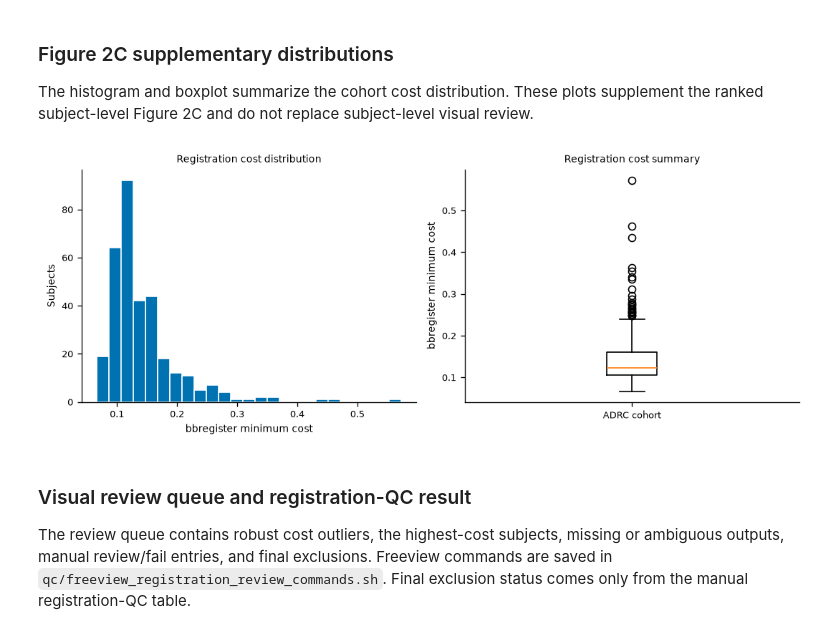
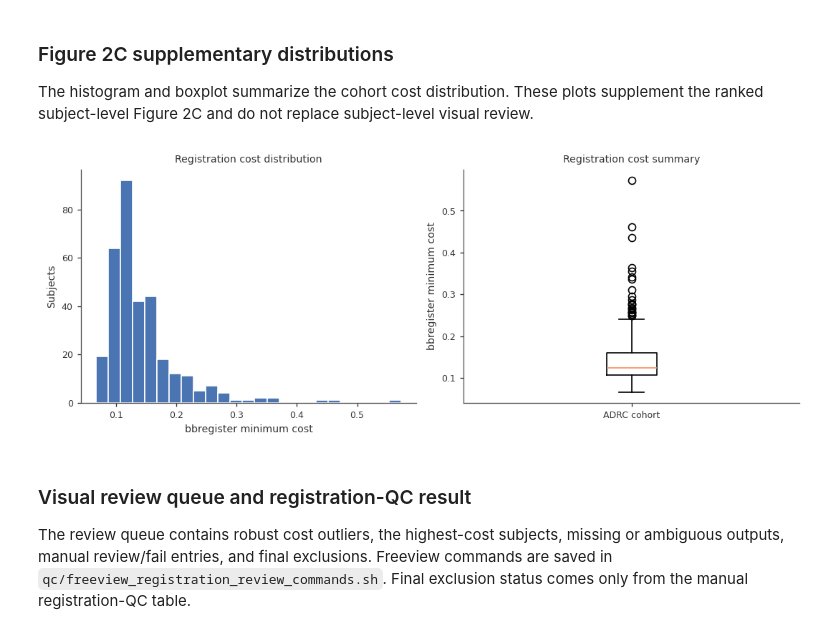
Before and after one commit to chloe-xintong/cortical-column-normative-modeling, a Jupyter notebook: analysis_results/figure2/figure2_AB_method_comparison.ipynb, the cells around one changed output. Drawn from its saved outputs; the diff is of its cells as text; code cells hidden in the pictures.

```diff
--- a/analysis_results/figure2/figure2_AB_method_comparison.ipynb
+++ b/analysis_results/figure2/figure2_AB_method_comparison.ipynb
@@ -258,7 +258,7 @@ def plot_agreement_surface(comparison, label):
         ('rh', 'right', 'medial'),
     ]
     fig = plt.figure(figsize=(FIGURE_WIDTH_IN, 2.45))
-    surface_cmap = plt.colormaps['viridis'].copy()
+    surface_cmap = plt.colormaps['project_blue'].copy()
     surface_cmap.set_bad(PALETTE['masked'])
 
     for index, (hemisphere, nilearn_hemi, view) in enumerate(views):
@@ -691,35 +688,35 @@ valid_registration_costs = registration_costs.loc[
     registration_costs['mincost_valid'],
     'bbregister_mincost',
 ]
 
 fig, axes = plt.subplots(1, 2, figsize=(9, 3.5))
 axes[0].hist(
     valid_registration_costs,
     bins=25,
-    color='#0072B2',
+    color='#4B74B2',
     edgecolor='white',
 )
 axes[0].set(
     title='Registration cost distribution',
     xlabel='bbregister minimum cost',
     ylabel='Subjects',
 )
 axes[1].boxplot(
     valid_registration_costs,
     showfliers=True,
 )
 axes[1].set(
     title='Registration cost summary',
     ylabel='bbregister minimum cost',
     xticks=[1],
     xticklabels=['ADRC cohort'],
 )
 for axis in axes:
     axis.spines[['top', 'right']].set_visible(False)
 fig.tight_layout()
 plt.show()
 # %% [output]
-[figure, old version]
+[figure, new version]
 # %% [markdown]
 ### Visual review queue and registration-QC result
 
```
Also changed, not shown: parts of 6 cells of this notebook, 16 other files.
